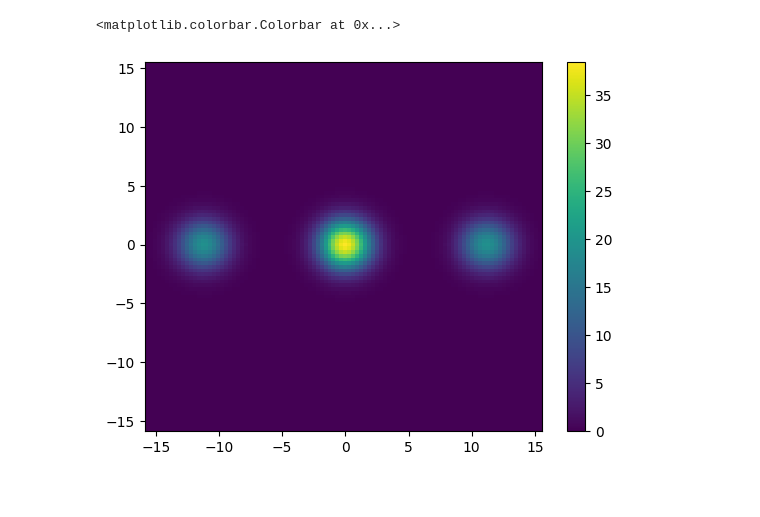
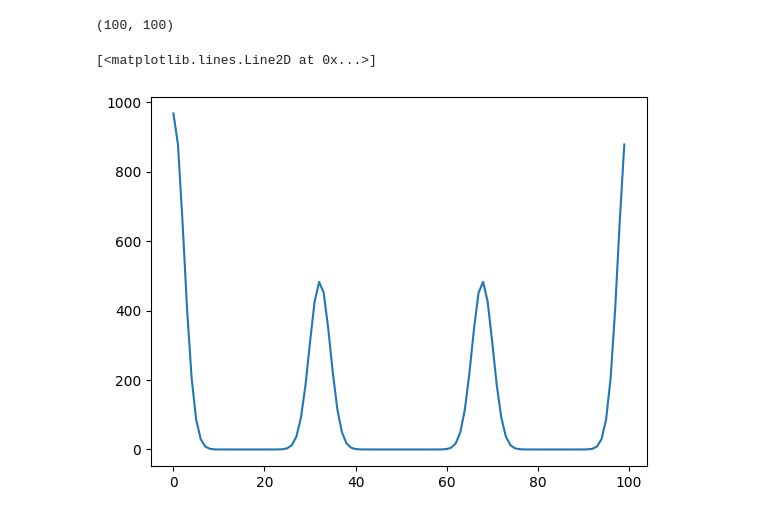
Before and after one commit to IuryPrego/overlap, a Jupyter notebook: ft.ipynb, the cells around one changed output. Drawn from its saved outputs; the diff is of its cells as text; code cells hidden in the pictures.

```diff
--- a/ft.ipynb
+++ b/ft.ipynb
@@ -63 +109,14 @@ z = [ ft(f, k, x, dx, q=2) for k in x ]
+# %%
+np.shape(ftz)
+# %% [output]
+(100, 100)
+# %%
+#tests 1
+v = []
+for a in range(0,100):
+    v.append(np.abs(ftz[0,a])*2*np.pi)
+plt.plot(v)
+# %% [output]
+[<matplotlib.lines.Line2D at 0x...>]
+[figure, added]
 # %%
@@ -78,19 +138,3 @@ for i in range(len(kx)):
 # %%
 plt.pcolormesh(kx, ky, np.abs(z))
 plt.colorbar()
-# %%
-#E se o scipy existisse?
-value = 100
-ni = 10
-x = np.linspace(-ni, ni, value)
-y = np.linspace(-ni, ni, value)
-dk = 2*ni/value
-x2, y2 = np.meshgrid(x, y)
-z2 = f2d(x2, y2, q=10)
-ftz = fft.fftshift(fft.fft2(z2))
-kx , ky = np.meshgrid(2*np.pi*fft.fftshift(fft.fftfreq(value, dk)), 2*np.pi*fft.fftshift(fft.fftfreq(value, dk)))
-plt.pcolormesh(kx, ky, np.abs(ftz))
-plt.colorbar()
-# %% [output]
-<matplotlib.colorbar.Colorbar at 0x...>
-[figure, removed]
```
Also changed, not shown: parts of 10 cells of this notebook.
